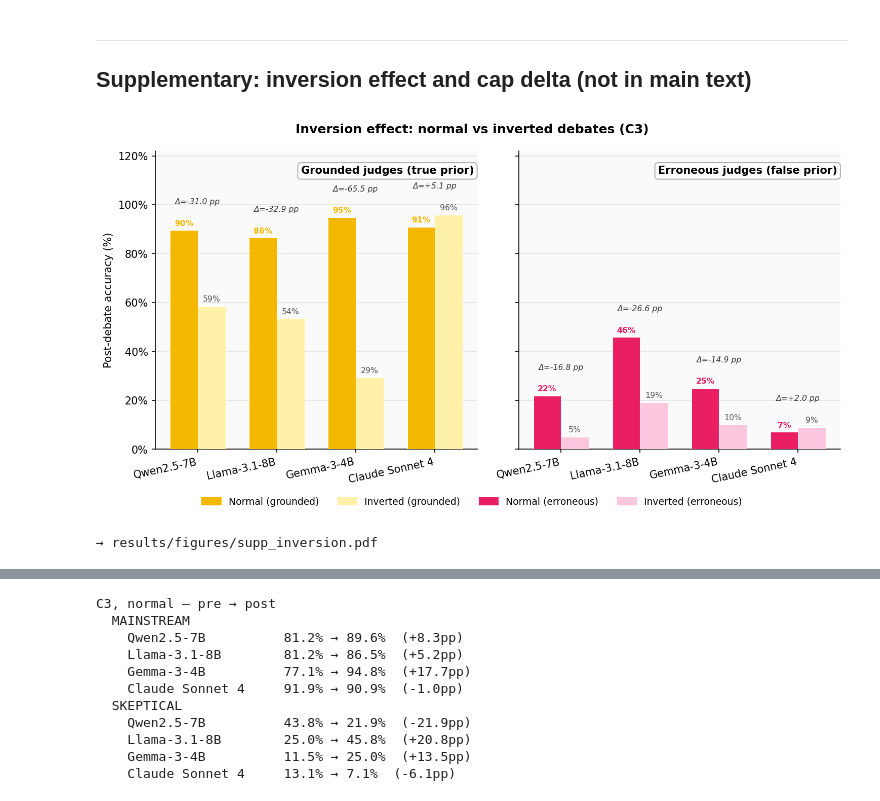
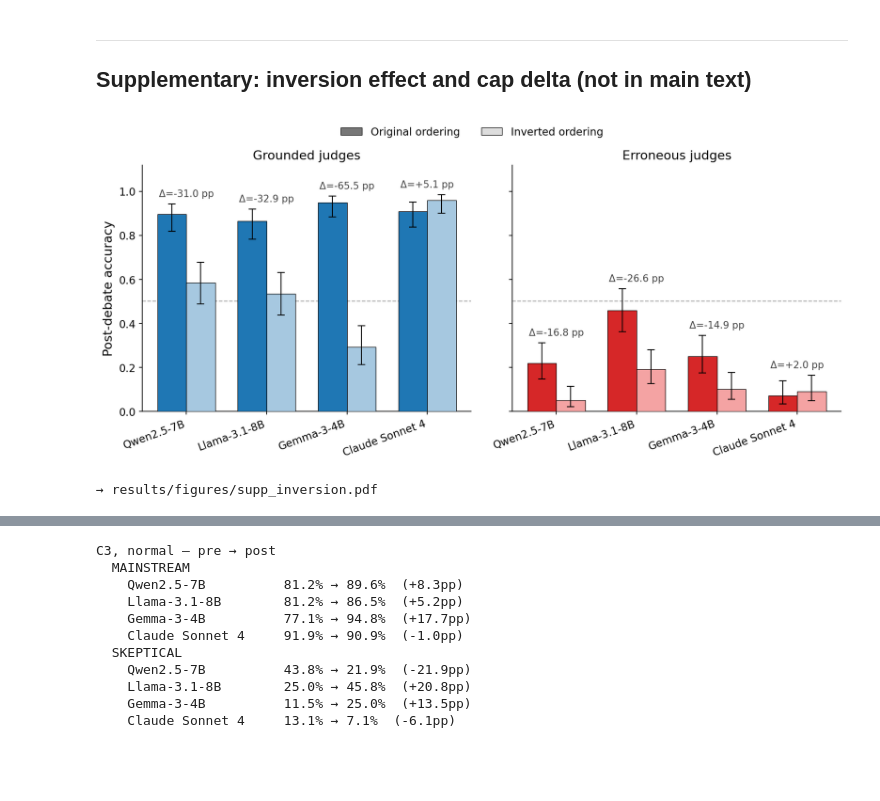
Before and after one commit to FAIR-IALAB-UBA/Debate-NeurIPS26, a Jupyter notebook: debate_experiment_open_source_belief_vectors/analysis.ipynb, the cells around one changed output, grey strips where cells are left out. Cells and saved outputs as stored; diff of their text form; code cells hidden in the pictures; blank space fills up the shorter version.

```diff
--- a/debate_experiment_open_source_belief_vectors/analysis.ipynb
+++ b/debate_experiment_open_source_belief_vectors/analysis.ipynb
@@ -273,41 +243,29 @@ save('fig3_pre_post_c3')
 ---
 ## Supplementary: inversion effect and cap delta (not in main text)
 # %%
-# Inversion effect: normal vs inverted post-debate, C3
-fig, axes = plt.subplots(1, 2, figsize=(10, 5), sharey=True)
-x = np.arange(len(MODELS_ALL)); w = 0.35
+# Inversion effect: original vs inverted ordering, post-debate accuracy, C3
+fig, axes = plt.subplots(1, 2, figsize=(11, 4.8), sharey=True)
+x, w = np.arange(len(MODELS_ALL)), 0.36
 
 for ax, group in zip(axes, ['mainstream', 'skeptical']):
-    pre_color, post_color = GROUP_PRE[group], GROUP_POST[group]
-    n_vals = [acc(all_data[m], group, 'C3', 'normal',   'post_correct') for m in MODELS_ALL]
-    i_vals = [acc(all_data[m], group, 'C3', 'inverted', 'post_correct') for m in MODELS_ALL]
+    orig = [prop(all_data[m], group, 'C3', 'normal',   'post_correct') for m in MODELS_ALL]
+    inv  = [prop(all_data[m], group, 'C3', 'inverted', 'post_correct') for m in MODELS_ALL]
+    bars_ci(ax, x - w/2, orig, w, GROUP_POST[group])
+    bars_ci(ax, x + w/2, inv,  w, GROUP_PRE[group])
+    annotate_delta(ax, orig, inv, x)
+    accuracy_axis(ax)
+    ax.set_xticks(x); ax.set_xticklabels([MODEL_LABELS[m] for m in MODELS_ALL], **XROT)
+    ax.set_title(GROUP_TITLE[group])
 
-    ax.bar(x - w/2, n_vals, w, color=post_color, zorder=3, edgecolor='white', linewidth=0.5)
-    ax.bar(x + w/2, i_vals, w, color=pre_color,  zorder=3, edgecolor='white', linewidth=0.5)
-    annotate_bars(ax, n_vals, x - w/2, color=post_color, bold=True)
-    annotate_bars(ax, i_vals, x + w/2, color='#555')
-    annotate_delta(ax, n_vals, i_vals, x, offset=10)
-
-    ax.set_xticks(x)
-    ax.set_xticklabels([MODEL_LABELS[m] for m in MODELS_ALL], rotation=12, ha='right')
-    ax.set_ylim(0, 122)
-    style_panel(ax, group_label=GROUP_TITLE[group])
-
-axes[0].set_ylabel('Post-debate accuracy (%)')
-fig.suptitle('Inversion effect: normal vs inverted debates (C3)',
-             fontweight='bold', fontsize=12)
-
+axes[0].set_ylabel('Post-debate accuracy')
 handles = [
-    mpatches.Patch(color=YELLOW_POST,  label='Normal (grounded)'),
-    mpatches.Patch(color=YELLOW_PRE,   label='Inverted (grounded)'),
-    mpatches.Patch(color=FUCHSIA_POST, label='Normal (erroneous)'),
-    mpatches.Patch(color=FUCHSIA_PRE,  label='Inverted (erroneous)'),
+    mpatches.Patch(facecolor=LEGEND_DARK,  edgecolor='black', linewidth=0.6, label='Original ordering'),
+    mpatches.Patch(facecolor=LEGEND_LIGHT, edgecolor='black', linewidth=0.6, label='Inverted ordering'),
 ]
-fig.legend(handles=handles, loc='lower center', ncol=4,
-           bbox_to_anchor=(0.5, -0.05), fontsize=9, frameon=False)
+fig.legend(handles=handles, loc='upper center', ncol=2, bbox_to_anchor=(0.5, 1.06), frameon=False)
 plt.tight_layout()
 save('supp_inversion')
 # %% [output]
-[figure, old version]
+[figure, new version]
 → results/figures/supp_inversion.pdf
 # %%
```
Also changed, not shown: parts of 5 cells of this notebook, 11 other files.
